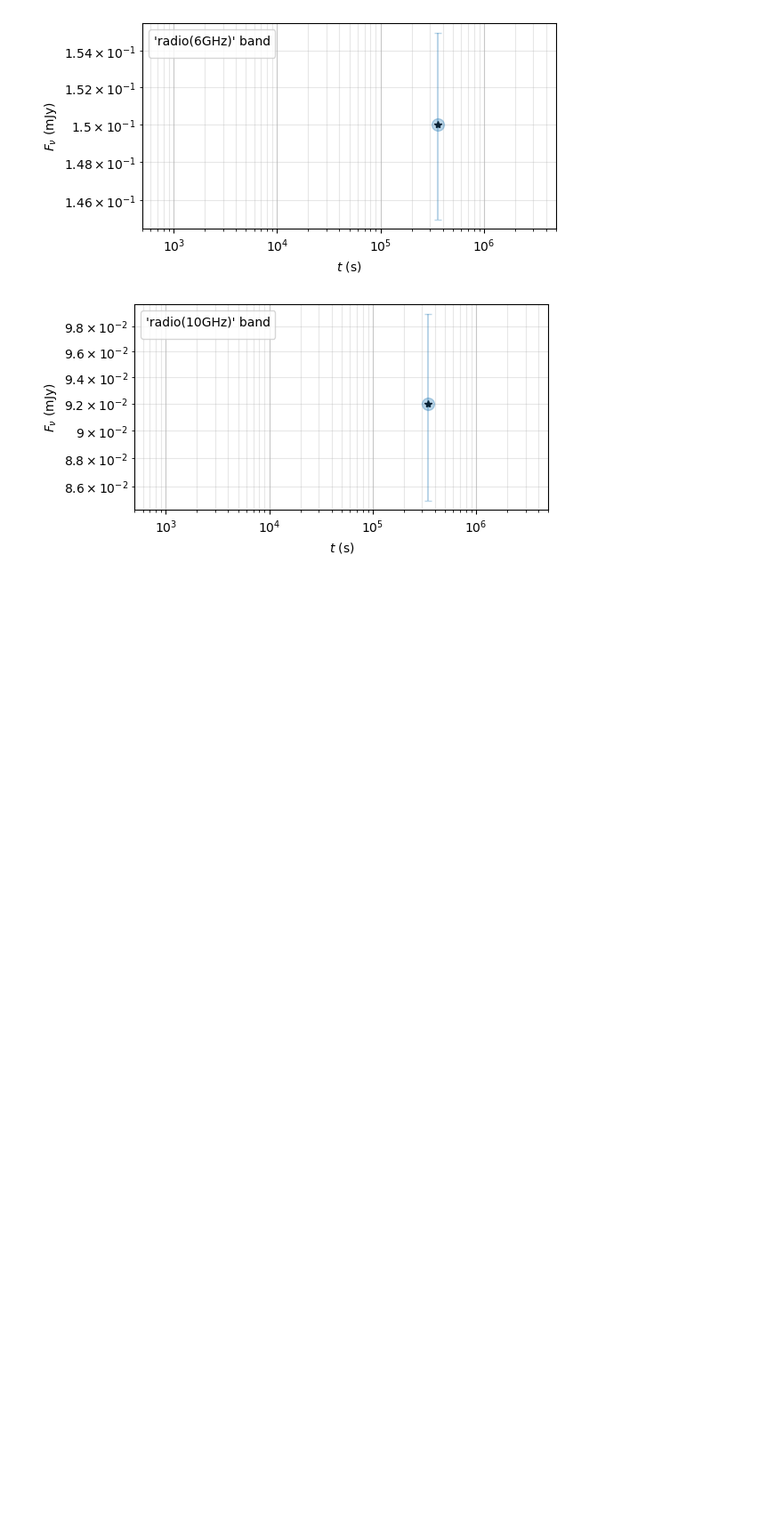
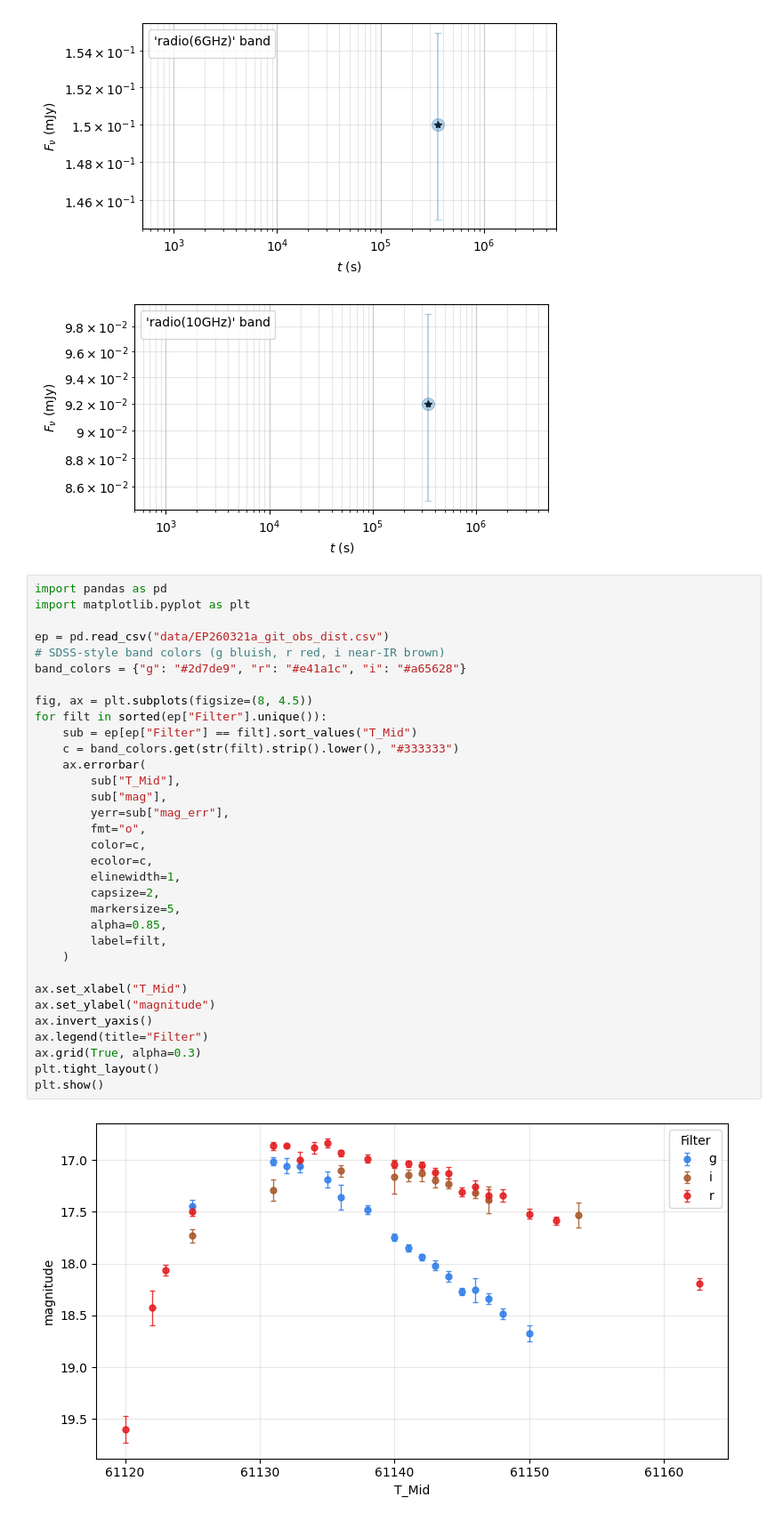
Before and after one commit to skp80286/grb_investigation, a Jupyter notebook: lc_analysis.ipynb, the cells around one changed output. Shown at 89% size. Saved outputs shown, nothing was run; the diff lists cells and outputs as text; blank space fills up the shorter version.

```diff
--- a/lc_analysis.ipynb
+++ b/lc_analysis.ipynb
@@ -57,3 +57,38 @@ plot('radio(10GHz)')
 [figure]
 [figure]
 [figure]
+# %%
+import pandas as pd
+import matplotlib.pyplot as plt
+
+ep = pd.read_csv("data/EP260321a_git_obs_dist.csv")
+# SDSS-style band colors (g bluish, r red, i near-IR brown)
+band_colors = {"g": "#2d7de9", "r": "#e41a1c", "i": "#a65628"}
+
+fig, ax = plt.subplots(figsize=(8, 4.5))
+for filt in sorted(ep["Filter"].unique()):
+    sub = ep[ep["Filter"] == filt].sort_values("T_Mid")
+    c = band_colors.get(str(filt).strip().lower(), "#333333")
+    ax.errorbar(
+        sub["T_Mid"],
+        sub["mag"],
+        yerr=sub["mag_err"],
+        fmt="o",
+        color=c,
+        ecolor=c,
+        elinewidth=1,
+        capsize=2,
+        markersize=5,
+        alpha=0.85,
+        label=filt,
+    )
+
+ax.set_xlabel("T_Mid")
+ax.set_ylabel("magnitude")
+ax.invert_yaxis()
+ax.legend(title="Filter")
+ax.grid(True, alpha=0.3)
+plt.tight_layout()
+plt.show()
+# %% [output]
+[figure, added]
```
Also changed, not shown: 23 other files.
